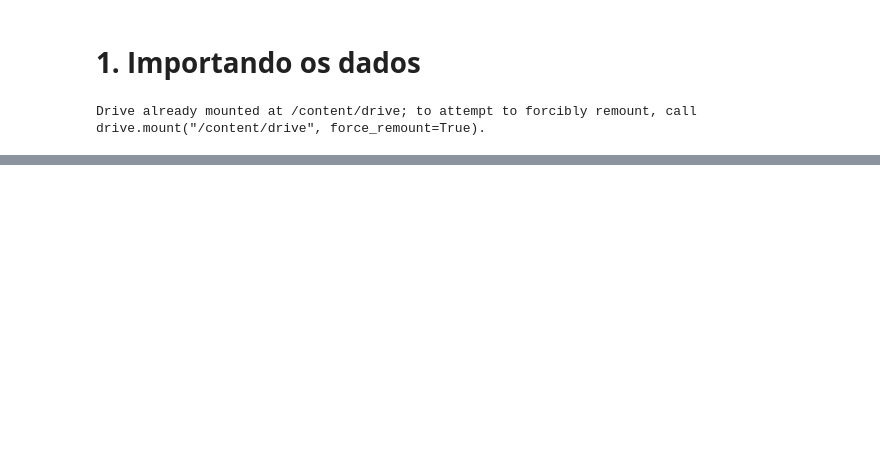
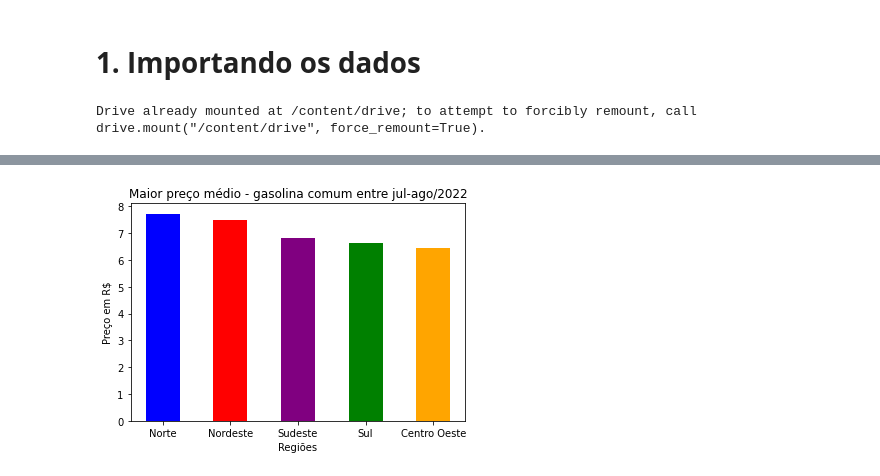
Before and after one commit to joaovictojuliao/Squad-2-M4, a Jupyter notebook: Resilia_M4_Projeto_Final_dados_ANP.ipynb, the cells around one changed output, grey strips where cells are left out. Cells and saved outputs as stored; diff of their text form; code cells hidden in the pictures; blank space fills up the shorter version.

```diff
--- a/Resilia_M4_Projeto_Final_dados_ANP.ipynb
+++ b/Resilia_M4_Projeto_Final_dados_ANP.ipynb
@@ -149,0 +244,19 @@ brasil_macro.head(6)
+# %%
+#Gráfico de colunas
+
+plt.bar(['Norte'],[7.73],
+label ="Norte", color='blue', width=.5)
+plt.bar(["Nordeste"],[7.49],
+label ="Nordeste", color='red', width=.5)
+plt.bar(["Sudeste"],[6.83],
+label ="Sudeste", color='purple', width=.5)
+plt.bar(["Sul"],[6.65],
+label ="Sul", color='green', width=.5)
+plt.bar(["Centro Oeste"],[6.45],
+label ="Centro Oeste", color='orange', width=.5)
+plt.xlabel('Regiões')
+plt.ylabel('Preço em R$')
+plt.title('Maior preço médio - gasolina comum entre jul-ago/2022')
+plt.show()
+# %% [output]
+[figure, added]
```
Also changed, not shown: parts of 41 cells of this notebook.
